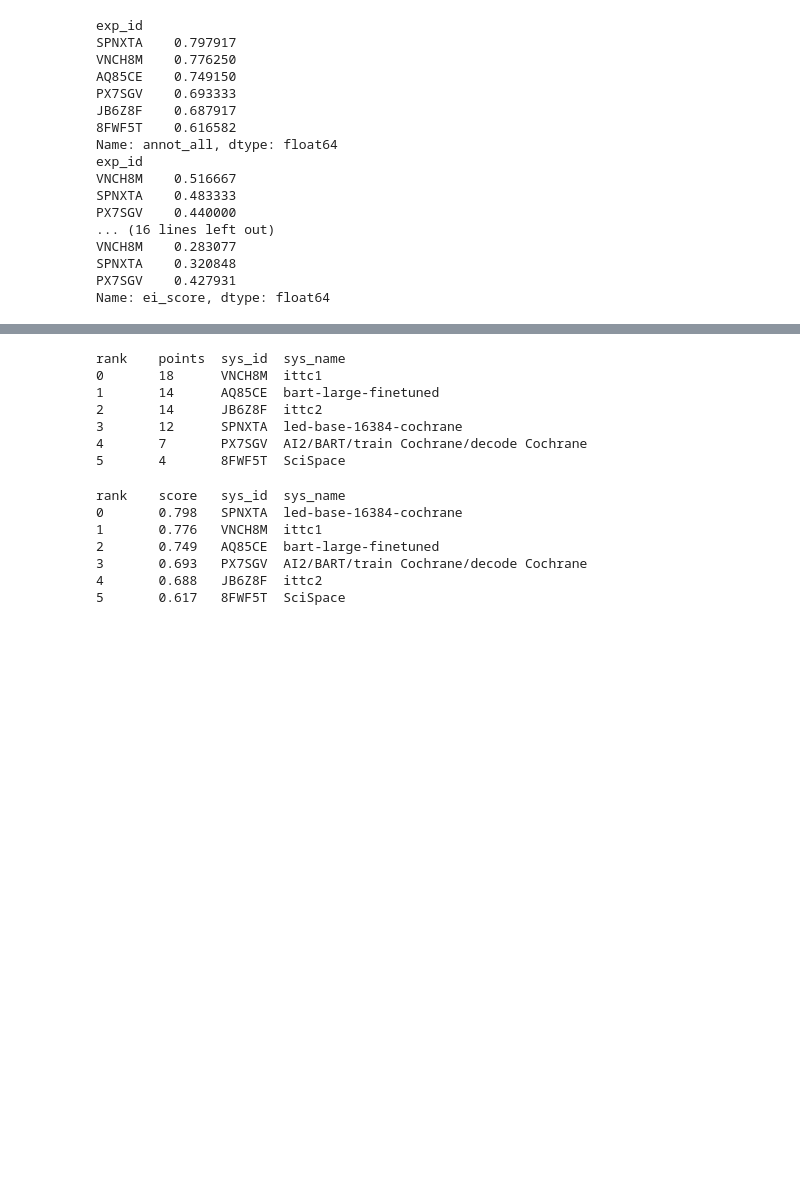
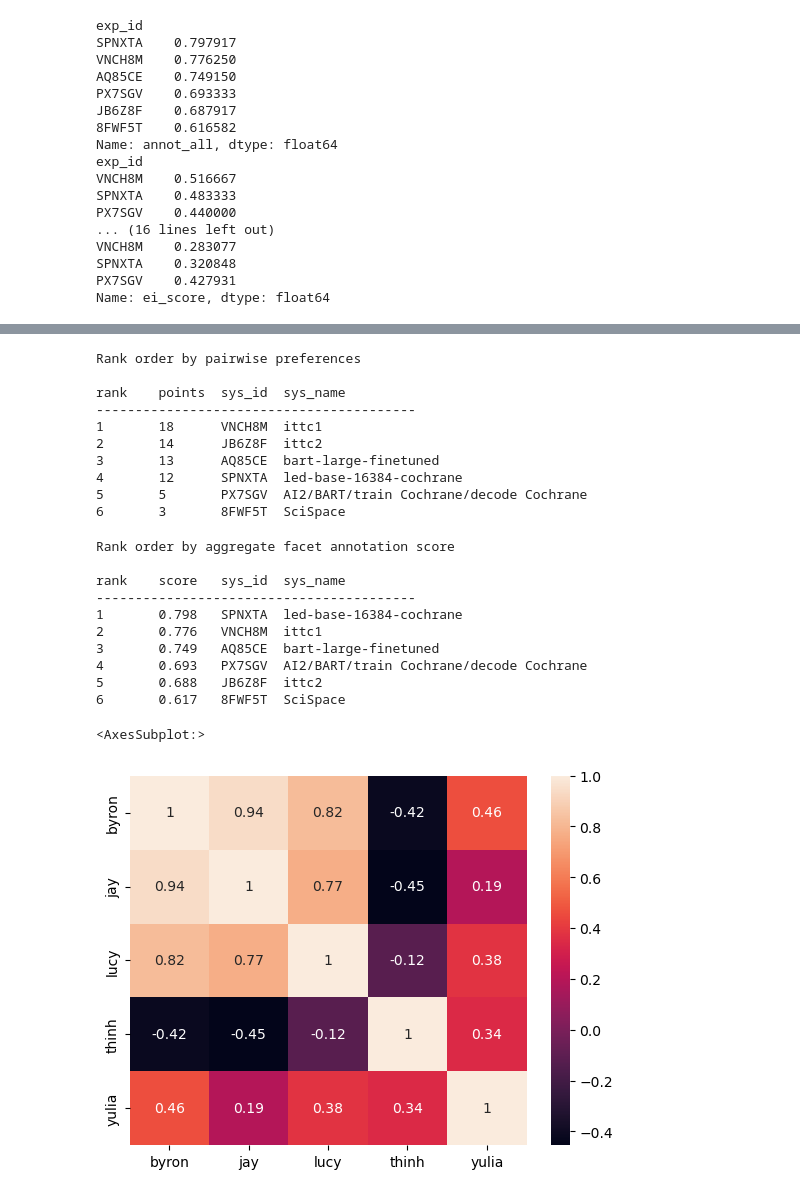
Before and after one commit to allenai/mslr-annotated-dataset, a Jupyter notebook: notebooks/lucyw_analysis.ipynb, the cells around one changed output, grey strips where cells are left out. Drawn from its saved outputs; the diff is of its cells as text; code cells hidden in the pictures; blank space fills up the shorter version.

Commit message:
spearman correlations

```diff
--- a/notebooks/lucyw_analysis.ipynb
+++ b/notebooks/lucyw_analysis.ipynb
@@ -529,34 +554,66 @@ byron
 # %%
 total_score = {exp_id: 0 for exp_id in EXP_W_ANNOTS}
 
-for annotator, prefs in inferred_preferences_sys.items():
-    for sys_id, score in prefs:
-        total_score[sys_id] += score
+for annotator, ranks in new_rank_dict.items():
+    for sys_id, rank in ranks:
+        num_points = sum([1 for _, i in ranks if i > rank])
+        total_score[sys_id] += num_points
 
 best_sys = [(k, v) for k, v in total_score.items()]
 best_sys.sort(key=lambda x: x[1], reverse=True)
 
+print('Rank order by pairwise preferences')
+print()
 print('rank\tpoints\tsys_id\tsys_name')
+print('-----------------------------------------')
 for i, (k, v) in enumerate(best_sys):
-    print(f'{i}\t{v}\t{k}\t{submissions[k]["name"]}')
+    print(f'{i+1}\t{v}\t{k}\t{submissions[k]["name"]}')
 # %% [output]
+Rank order by pairwise preferences
+
 rank    points  sys_id  sys_name
-0       18      VNCH8M  ittc1
-1       14      AQ85CE  bart-large-finetuned
+-----------------------------------------
+1       18      VNCH8M  ittc1
 2       14      JB6Z8F  ittc2
-3       12      SPNXTA  led-base-16384-cochrane
-4       7       PX7SGV  AI2/BART/train Cochrane/decode Cochrane
-5       4       8FWF5T  SciSpace
+3       13      AQ85CE  bart-large-finetuned
+4       12      SPNXTA  led-base-16384-cochrane
+5       5       PX7SGV  AI2/BART/train Cochrane/decode Cochrane
+6       3       8FWF5T  SciSpace
 # %%
 facet_best_sys = list(annot_order.items())
+
+print('Rank order by aggregate facet annotation score')
+print()
 print('rank\tscore\tsys_id\tsys_name')
+print('-----------------------------------------')
 for i, (k, v) in enumerate(facet_best_sys):
-    print(f'{i}\t{v:.3f}\t{k}\t{submissions[k]["name"]}')
+    print(f'{i+1}\t{v:.3f}\t{k}\t{submissions[k]["name"]}')
 # %% [output]
+Rank order by aggregate facet annotation score
+
 rank    score   sys_id  sys_name
-0       0.798   SPNXTA  led-base-16384-cochrane
-1       0.776   VNCH8M  ittc1
-2       0.749   AQ85CE  bart-large-finetuned
-3       0.693   PX7SGV  AI2/BART/train Cochrane/decode Cochrane
-4       0.688   JB6Z8F  ittc2
-5       0.617   8FWF5T  SciSpace
+-----------------------------------------
+1       0.798   SPNXTA  led-base-16384-cochrane
+2       0.776   VNCH8M  ittc1
+3       0.749   AQ85CE  bart-large-finetuned
+4       0.693   PX7SGV  AI2/BART/train Cochrane/decode Cochrane
+5       0.688   JB6Z8F  ittc2
+6       0.617   8FWF5T  SciSpace
+# %%
+# Spearman rank tests between annotators (Pairwise annotation rankings)
+sys_list = list(EXP_W_ANNOTS)
+spearman_coeffs = dict()
+for ann1, ann2 in itertools.product(new_rank_dict, new_rank_dict):
+    ann1_ranks = [i[1] for i in sorted(new_rank_dict[ann1], key=lambda x: sys_list.index(x[0]))]
+    ann2_ranks = [i[1] for i in sorted(new_rank_dict[ann2], key=lambda x: sys_list.index(x[0]))]
+    res = spearmanr(ann1_ranks, ann2_ranks)
+    spearman_coeffs[(ann1, ann2)] = res
+
+ser = pd.Series([res.correlation for res in list(spearman_coeffs.values())],
+    index=pd.MultiIndex.from_tuples(spearman_coeffs.keys()))
+df = ser.unstack().fillna(0)
+
+sns.heatmap(df, annot=True)
+# %% [output]
+<AxesSubplot:>
+[figure, added]
```
Also changed, not shown: parts of 7 cells of this notebook.
